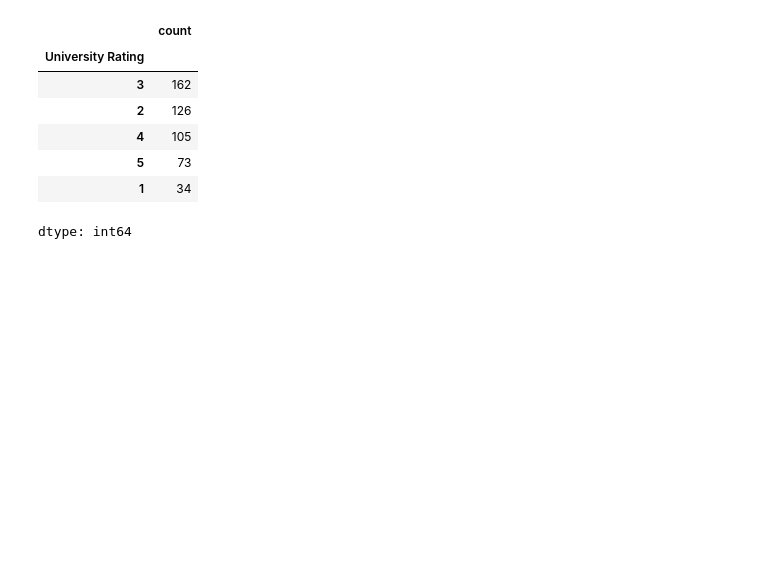
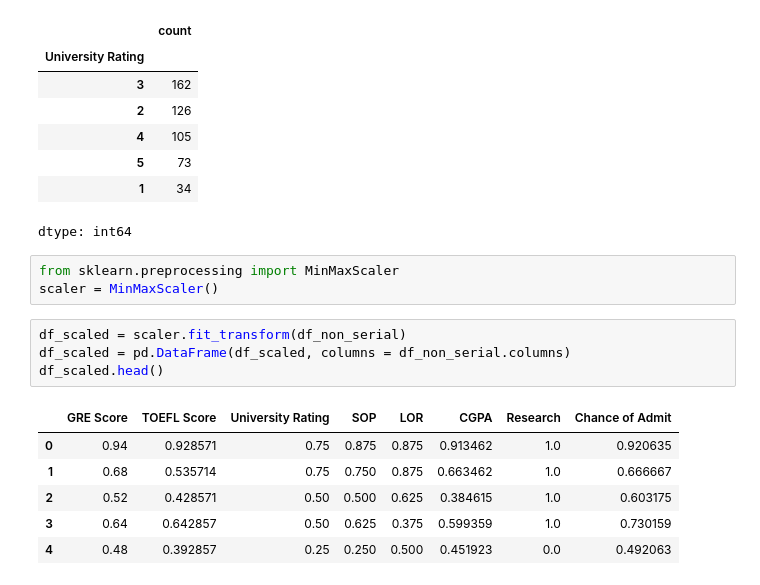
Before and after one commit to akshayabhale1406/SCLR_Jamboree_Education_Linear_Regression, a Jupyter notebook: Jamboree_Education_Linear_Regression.ipynb, the cells around one changed output. Cells and saved outputs as stored; diff of their text form; blank space fills up the shorter version.

```diff
--- a/Jamboree_Education_Linear_Regression.ipynb
+++ b/Jamboree_Education_Linear_Regression.ipynb
@@ -171,3 +171,17 @@ df["University Rating"].value_counts()
 | 5 | 73 |
 | 1 | 34 |
 dtype: int64
+# %%
+from sklearn.preprocessing import MinMaxScaler
+scaler = MinMaxScaler()
+# %%
+df_scaled = scaler.fit_transform(df_non_serial)
+df_scaled = pd.DataFrame(df_scaled, columns = df_non_serial.columns)
+df_scaled.head()
+# %% [output]
+|  | GRE Score | TOEFL Score | University Rating | SOP | LOR | CGPA | Research | Chance of Admit |
+| 0 | 0.94 | 0.928571 | 0.75 | 0.875 | 0.875 | 0.913462 | 1.0 | 0.920635 |
+| 1 | 0.68 | 0.535714 | 0.75 | 0.750 | 0.875 | 0.663462 | 1.0 | 0.666667 |
+| 2 | 0.52 | 0.428571 | 0.50 | 0.500 | 0.625 | 0.384615 | 1.0 | 0.603175 |
+| 3 | 0.64 | 0.642857 | 0.50 | 0.625 | 0.375 | 0.599359 | 1.0 | 0.730159 |
+| 4 | 0.48 | 0.392857 | 0.25 | 0.250 | 0.500 | 0.451923 | 0.0 | 0.492063 |
```
